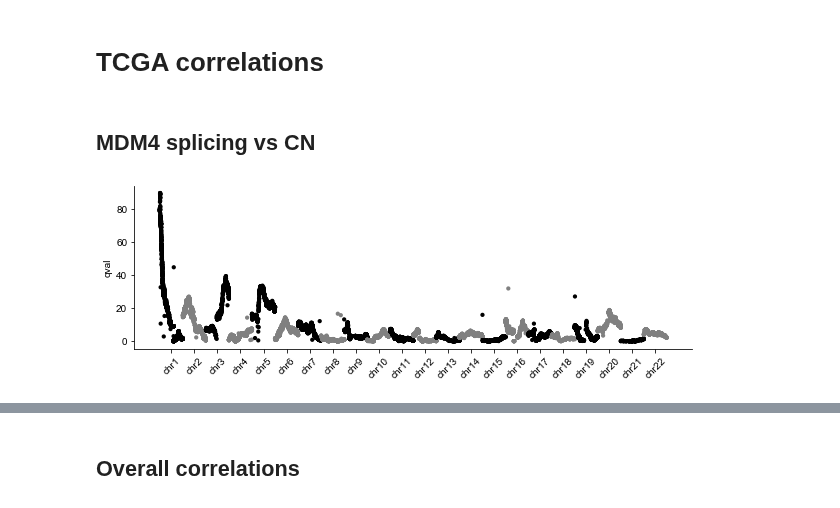
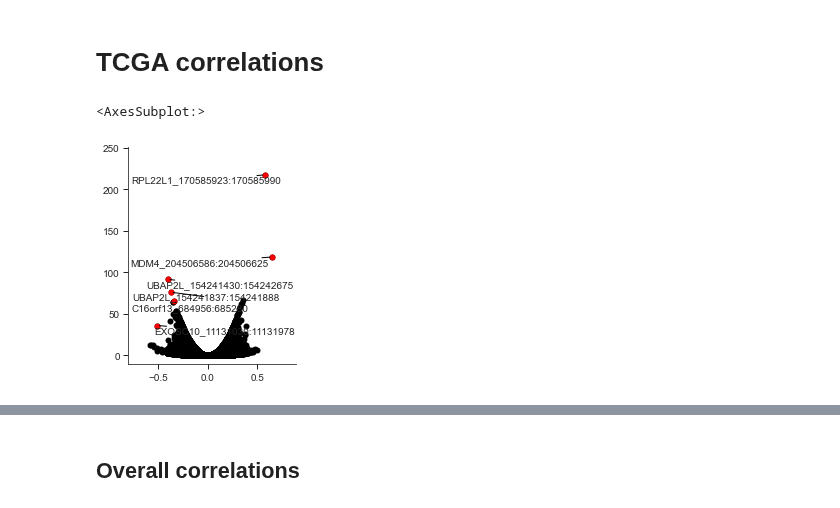
Before and after one commit to kevinhu/mdm4-splicing, a Jupyter notebook: notebooks/fig1_CCLE-TCGA-correlates.ipynb, the cells around one changed output, grey strips where cells are left out. Saved outputs shown, nothing was run; the diff lists cells and outputs as text; code cells hidden in the pictures.

```diff
--- a/notebooks/fig1_CCLE-TCGA-correlates.ipynb
+++ b/notebooks/fig1_CCLE-TCGA-correlates.ipynb
@@ -375,2 +285,0 @@ rpl22l1_cosplicing_subtyped = rpl22l1_cosplicing_subtyped[
-# %% [markdown]
-## MDM4 splicing vs CN
@@ -431,22 +286,44 @@ mdm4_splicing_cn_annotated["chrom_pos"] = (
-# %%
-plt.figure(figsize=(10, 3))
-
-ax = sns.scatterplot(
-    mdm4_splicing_cn_annotated["chrom_pos"] - 0.5,
-    mdm4_splicing_cn_annotated["qval"],
-    hue=mdm4_splicing_cn_annotated["chrom"],
-    legend=False,
-    linewidth=0,
-    palette=sns.color_palette(["black", "grey"] * 11),
-    size=4,
-)
-
-plt.xlabel("")
-plt.xticks(range(22), chromosomes, rotation=45)
-
-ax.spines["top"].set_visible(False)
-ax.spines["right"].set_visible(False)
-
-plt.show()
-# %% [output]
-[figure, removed]
+# %%
+MIN_SAMPLES = 100
+
+mdm4_6_exonusage_overall_corrs = pd.read_csv(
+    "../data/supplementary/S4-f_mdm4-6-exonusage-overall-corrs.txt",
+    sep="\t",
+    index_col=0,
+)
+
+mdm4_6_exonusage_overall_corrs["label"] = mdm4_6_exonusage_overall_corrs["b_col"].apply(
+    lambda x: f"{format_gene_map[x.split('.')[0]].split('_')[0]}_{x.split('_')[-1]}"
+)
+
+mdm4_6_exonusage_overall_corrs = mdm4_6_exonusage_overall_corrs[
+    mdm4_6_exonusage_overall_corrs["n"] >= MIN_SAMPLES
+]
+mdm4_6_exonusage_overall_corrs = mdm4_6_exonusage_overall_corrs[
+    mdm4_6_exonusage_overall_corrs["spearman"] < 1
+]
+# %%
+plt.figure(figsize=(3, 4))
+
+labels_mask = mdm4_6_exonusage_overall_corrs["qval"] > 70
+
+labels_mask = labels_mask | (
+    (mdm4_6_exonusage_overall_corrs["spearman"] < 0)
+    & (mdm4_6_exonusage_overall_corrs["qval"] > 65)
+)
+labels_mask = labels_mask | (
+    (mdm4_6_exonusage_overall_corrs["qval"] > 25)
+    & (mdm4_6_exonusage_overall_corrs["spearman"] < -0.5)
+)
+
+many.visuals.dense_plot(
+    mdm4_6_exonusage_overall_corrs["spearman"],
+    mdm4_6_exonusage_overall_corrs["qval"],
+    text_adjust=True,
+    labels_mask=labels_mask,
+    labels=mdm4_6_exonusage_overall_corrs["label"],
+    colormap=None,
+)
+# %% [output]
+<AxesSubplot:>
+[figure, added]
```
Also changed, not shown: parts of 21 cells of this notebook, 1 other file.
